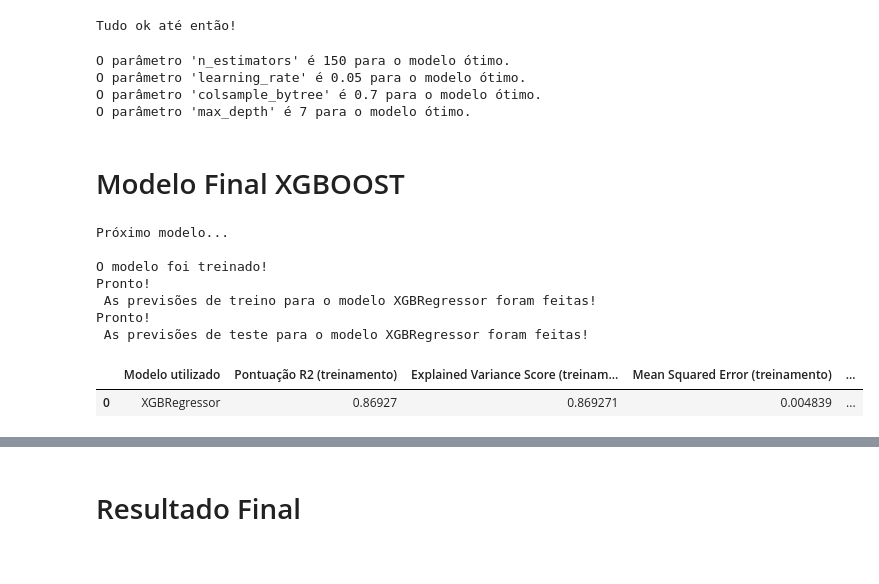
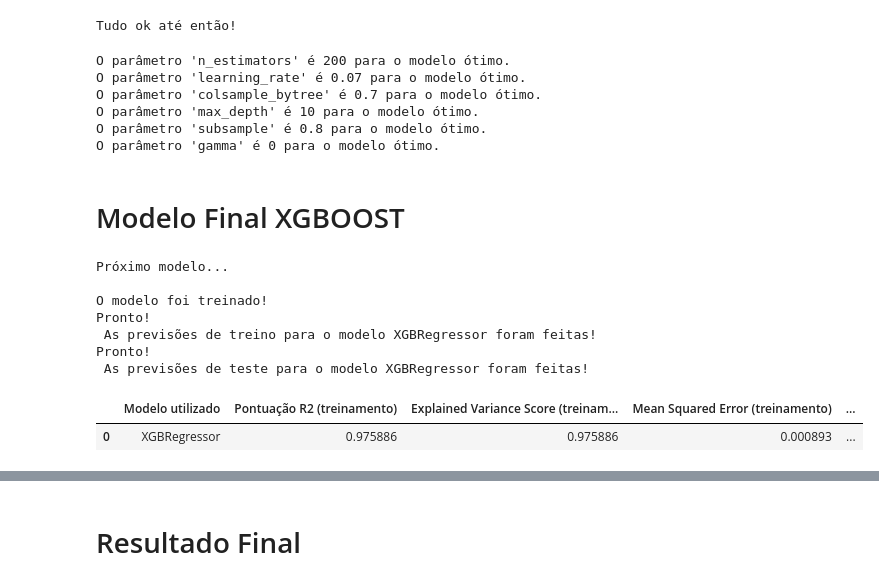
Before and after one commit to ThiagoGrabe/Nasa-Engine, a Jupyter notebook: Engine_NASA_Modelo.ipynb, the cells around one changed output, grey strips where cells are left out. Cells and saved outputs as stored; diff of their text form; code cells hidden in the pictures.

```diff
--- a/Engine_NASA_Modelo.ipynb
+++ b/Engine_NASA_Modelo.ipynb
@@ -120,0 +117,18 @@ dtype: int64
+# %%
+#Tag Names que foram explicadas no arquivo Challenge Data description 2016
+tag_names = ['unit','cycle_num', 'setting1','setting2',
+         'setting3', 'sensor1', 'sensor2',
+         'sensor3', 'sensor4', 'sensor5', 'sensor6',
+         'sensor7', 'sensor8', 'sensor9', 'sensor10',
+         'sensor11', 'sensor12', 'sensor13', 'sensor14',
+         'sensor15', 'sensor16', 'sensor17', 'sensor18',
+         'sensor19', 'sensor20', 'sensor21']
+
+sensor_columns = get_sensor_names(tag_names)
+train_data = pd.read_csv('train.txt', sep=' ', header=None, names=tag_names,index_col=False)
+test_data = pd.read_csv('test.txt', sep=' ', header=None, names=tag_names,index_col=False)
+final_test = pd.read_csv('final_test.txt', sep=' ', header=None, names=tag_names,index_col=False)
+
+print "O dataset de treino tem {} linhas de dados e {} atributos.".format(*train_data.shape)
+print "O dataset de teste tem {} linhas de dados e {} atributos.".format(*test_data.shape)
+print "O dataset de testes finais tem {} linhas de dados e {} atributos.".format(*final_test.shape)
@@ -194,8 +275,8 @@ from sklearn.svm import SVR
 from sklearn import linear_model
 from xgboost import XGBRegressor as xgb
 
-Regression = [DecisionTreeRegressor(),SVR(C=1.0, epsilon=0.2) ,KNeighborsRegressor(n_neighbors=2,algorithm = 'auto'),linear_model.LinearRegression(),
-              xgb(n_estimators=100, learning_rate=0.08, gamma=0, subsample=0.75,colsample_bytree=1, max_depth=7)
+Regression = [DecisionTreeRegressor(),SVR() ,KNeighborsRegressor(),linear_model.LinearRegression(),
+              xgb()
              ]
 
 resultados = {
@@ -247,6 +328,8 @@ for clf in Regression:
 Results = pd.DataFrame(resultados)
 Results = Results[['Modelo utilizado','Pontuação R2 (treinamento)','Explained Variance Score (treinamento)','Mean Squared Error (treinamento)',
                   'Pontuação R2 (teste)','Explained Variance Score (teste)','Mean Squared Error (teste)','Conjunto de Treino','Conjunto de Teste']]
+
+Results.style.to_excel('Resultado_pos_pre_processamento.xlsx', engine='openpyxl')
 Results.head()
 # %% [output]
 Próximo modelo...
@@ -290,8 +364,7 @@ Utilizando o XGboost para uma primeira rodada de previsão
 # %%
 from xgboost import XGBRegressor as xgb
 
-Regression = [xgb(n_estimators=150, learning_rate=0.05, gamma=0, subsample=0.75,colsample_bytree=0.7,
-                  max_depth=7)]
+Regression = [xgb()]
 
 resultados = {
         'Modelo utilizado': [],
@@ -399,11 +530,15 @@ print "O parâmetro 'n_estimators' é {} para o modelo ótimo.".format(reg.get_p
 print "O parâmetro 'learning_rate' é {} para o modelo ótimo.".format(reg.get_params()['learning_rate'])
 print "O parâmetro 'colsample_bytree' é {} para o modelo ótimo.".format(reg.get_params()['colsample_bytree'])
 print "O parâmetro 'max_depth' é {} para o modelo ótimo.".format(reg.get_params()['max_depth'])
+print "O parâmetro 'subsample' é {} para o modelo ótimo.".format(reg.get_params()['subsample'])
+print "O parâmetro 'gamma' é {} para o modelo ótimo.".format(reg.get_params()['gamma'])
 # %% [output]
-O parâmetro 'n_estimators' é 150 para o modelo ótimo.
-O parâmetro 'learning_rate' é 0.05 para o modelo ótimo.
+O parâmetro 'n_estimators' é 200 para o modelo ótimo.
+O parâmetro 'learning_rate' é 0.07 para o modelo ótimo.
 O parâmetro 'colsample_bytree' é 0.7 para o modelo ótimo.
-O parâmetro 'max_depth' é 7 para o modelo ótimo.
+O parâmetro 'max_depth' é 10 para o modelo ótimo.
+O parâmetro 'subsample' é 0.8 para o modelo ótimo.
+O parâmetro 'gamma' é 0 para o modelo ótimo.
 # %% [markdown]
 # Modelo Final XGBOOST
 # %%
@@ -413,9 +548,9 @@ X_train, X_test, y_train, y_test = train_test_split(train_final_data, target_fin
 # %%
 from xgboost import XGBRegressor as xgb
 
-Regression = [xgb(n_estimators=150, learning_rate=0.05, gamma=0, subsample=0.75,colsample_bytree=0.7,
-                  max_depth=7)]
-
+Regression = [xgb(n_estimators=200, learning_rate=0.07, gamma=0, subsample=0.8,colsample_bytree=0.7,
+                  max_depth=10)]
+#Regression = [KNeighborsRegressor()]
 resultados = {
         'Modelo utilizado': [],
         'Conjunto de Treino': [],
@@ -439,31 +574,33 @@ for clf in Regression:
         time_train = train_classifier(clf, X_train, y_train)
 
         time_predict_train = predict_labels_train(clf, X_train, y_train)
 
         time_predict_test = predict_labels_test(clf, X_test, y_test)
 
         resultados['Modelo utilizado'].append(clf.__class__.__name__)
         resultados['Conjunto de Treino'].append(X_train.shape)
         resultados['Conjunto de Teste'].append(X_test.shape)
         resultados['Pontuação R2 (treinamento)'].append(time_predict_train["R2 score"])
         resultados['Pontuação R2 (teste)'].append(time_predict_test["R2 score"])
         resultados['Explained Variance Score (treinamento)'].append(time_predict_train["Explained Variance Score"])
         resultados['Explained Variance Score (teste)'].append(time_predict_test["Explained Variance Score"])
         resultados['Mean Squared Error (treinamento)'].append(time_predict_train["Mean Squared Error"])
         resultados['Mean Squared Error (teste)'].append(time_predict_test["Mean Squared Error"])
 
 
 Results_xgboost = pd.DataFrame(resultados)
 Results_xgboost = Results_xgboost[['Modelo utilizado','Pontuação R2 (treinamento)','Explained Variance Score (treinamento)','Mean Squared Error (treinamento)',
                   'Pontuação R2 (teste)','Explained Variance Score (teste)','Mean Squared Error (teste)','Conjunto de Treino','Conjunto de Teste']]
+
+Results_xgboost.style.to_excel('xgboost_final_results2.xlsx', engine='openpyxl')
 Results_xgboost.head()
 # %% [output]
 Próximo modelo...
 
 O modelo foi treinado!
 Pronto!
  As previsões de treino para o modelo XGBRegressor foram feitas!
 Pronto!
  As previsões de teste para o modelo XGBRegressor foram feitas!
 |  | Modelo utilizado | Pontuação R2 (treinamento) | Explained Variance Score (treinam... | Mean Squared Error (treinamento) | ... |
-| 0 | XGBRegressor | 0.86927 | 0.869271 | 0.004839 | ... |
+| 0 | XGBRegressor | 0.975886 | 0.975886 | 0.000893 | ... |
```
Also changed, not shown: parts of 28 cells of this notebook.
